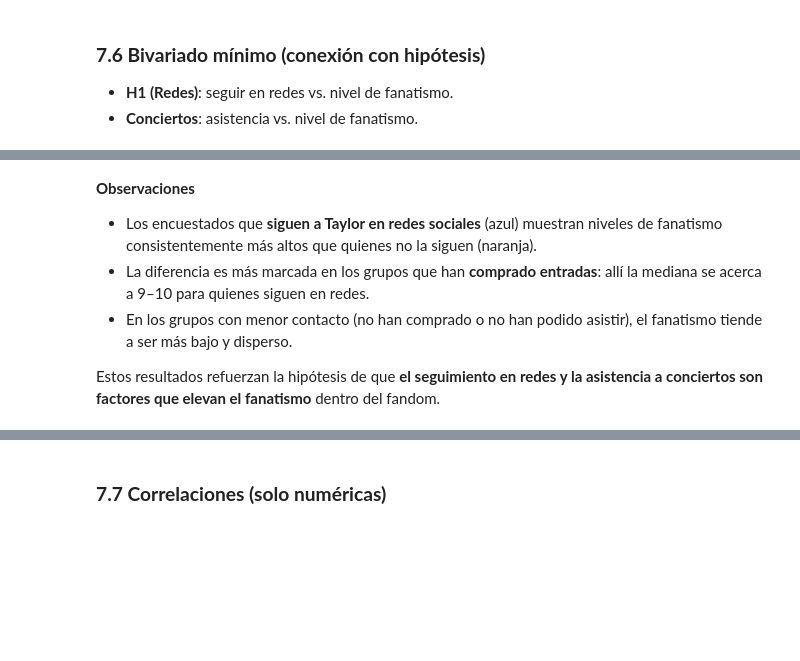
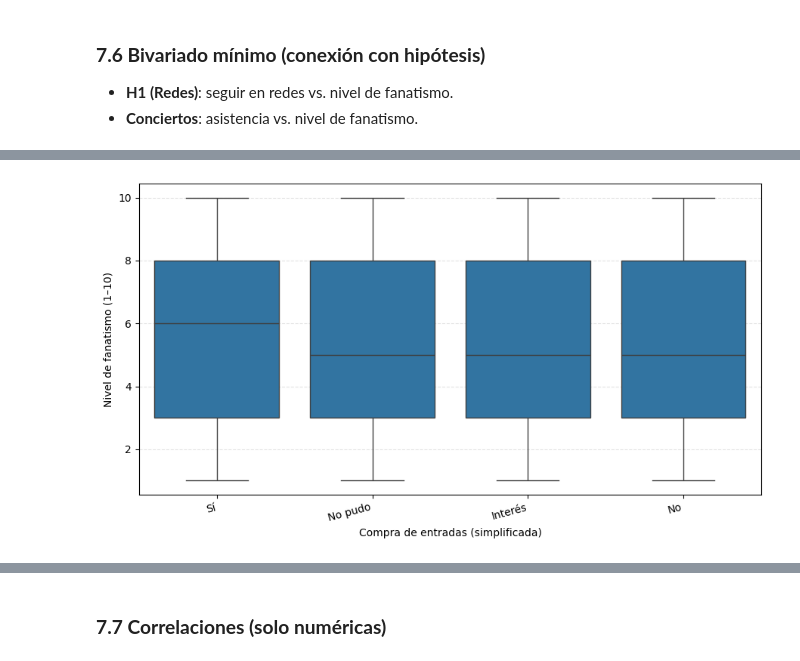
Before and after one commit to chiara5086/ds-II-proyecto-arias, a Jupyter notebook: Entrega_final_DSII_Arias.ipynb, the cells around one changed output, grey strips where cells are left out. Drawn from its saved outputs; the diff is of its cells as text; code cells hidden in the pictures; blank space fills up the shorter version.

```diff
--- a/Entrega_final_DSII_Arias.ipynb
+++ b/Entrega_final_DSII_Arias.ipynb
@@ -515,7 +458,54 @@ plt.show()
-# %% [markdown]
-**Observaciones**
-- Los encuestados que **siguen a Taylor en redes sociales** (azul) muestran niveles de fanatismo consistentemente más altos que quienes no la siguen (naranja).
-- La diferencia es más marcada en los grupos que han **comprado entradas**: allí la mediana se acerca a 9–10 para quienes siguen en redes.
-- En los grupos con menor contacto (no han comprado o no han podido asistir), el fanatismo tiende a ser más bajo y disperso.
-
-Estos resultados refuerzan la hipótesis de que **el seguimiento en redes y la asistencia a conciertos son factores que elevan el fanatismo** dentro del fandom.
+# %%
+# Solo si disponés de all_sheets con la hoja "Compra entradas"
+if 'Compra_entradas_texto' not in df.columns and 'all_sheets' in globals():
+    mapa_entradas = {i+1: val for i, val in enumerate(all_sheets["Compra entradas"].iloc[:,0])}
+    df['Compra_entradas_texto'] = df['Compra entradas'].map(mapa_entradas)
+
+# Si no existe el texto, salteo y uso la Solución 1
+if 'Compra_entradas_texto' in df.columns:
+    def simplificar_txt(s):
+        if pd.isna(s): return pd.NA
+        t = str(s).lower()
+        if 'interes' in t or 'interés' in t:  return 'Interés'
+        if 'no he podido' in t or 'no pude' in t or 'no he podido ir' in t: return 'No pudo'
+        if 'sí' in t or 'si' in t:
+            if 'no asist' in t: return 'Sí/No'
+            return 'Sí'
+        if 'no' in t: return 'No'
+        return 'Otro'
+
+    df['Compra_entradas_simpl'] = df['Compra_entradas_texto'].apply(simplificar_txt)
+    plot_df = df[['Compra_entradas_simpl', 'Nivel Fanatismo']].copy()
+
+    # Hue si tenés redes en texto
+    col_redes = 'Sigo_redes_texto' if ('Sigo_redes_texto' in df.columns and df['Sigo_redes_texto'].notna().any()) else None
+    if col_redes:
+        plot_df[col_redes] = df[col_redes].fillna('Sin dato')
+
+    # Excluyo “Otro” para no ensuciar
+    plot_df = plot_df.dropna()
+    plot_df = plot_df[plot_df['Compra_entradas_simpl'] != 'Otro']
+
+    orden_x = [c for c in ['Sí','Sí/No','No pudo','Interés','No'] if c in plot_df['Compra_entradas_simpl'].unique()]
+
+    plt.figure(figsize=(9,5))
+    if col_redes and plot_df[col_redes].nunique() > 1:
+        sns.boxplot(
+            data=plot_df, x='Compra_entradas_simpl', y='Nivel Fanatismo',
+            hue=col_redes, order=orden_x, showfliers=False
+        )
+        plt.legend(title='Sigo en redes', loc='best')
+    else:
+        sns.boxplot(
+            data=plot_df, x='Compra_entradas_simpl', y='Nivel Fanatismo',
+            order=orden_x, showfliers=False
+        )
+
+    plt.xlabel('Compra de entradas (simplificada)')
+    plt.ylabel('Nivel de fanatismo (1–10)')
+    plt.xticks(rotation=15, ha='right')
+    plt.grid(axis='y', linestyle='--', alpha=0.35)
+    plt.tight_layout()
+    plt.show()
+# %% [output]
+[figure, added]
```
Also changed, not shown: parts of 19 cells of this notebook.
